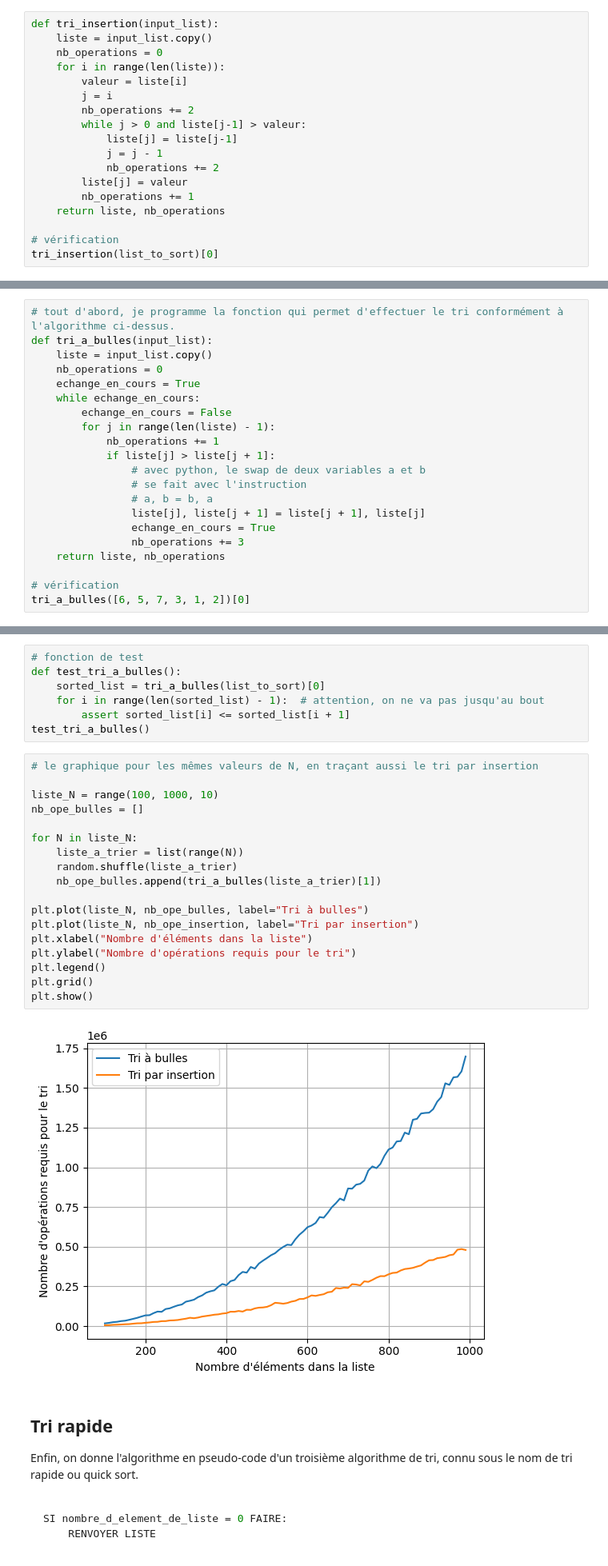
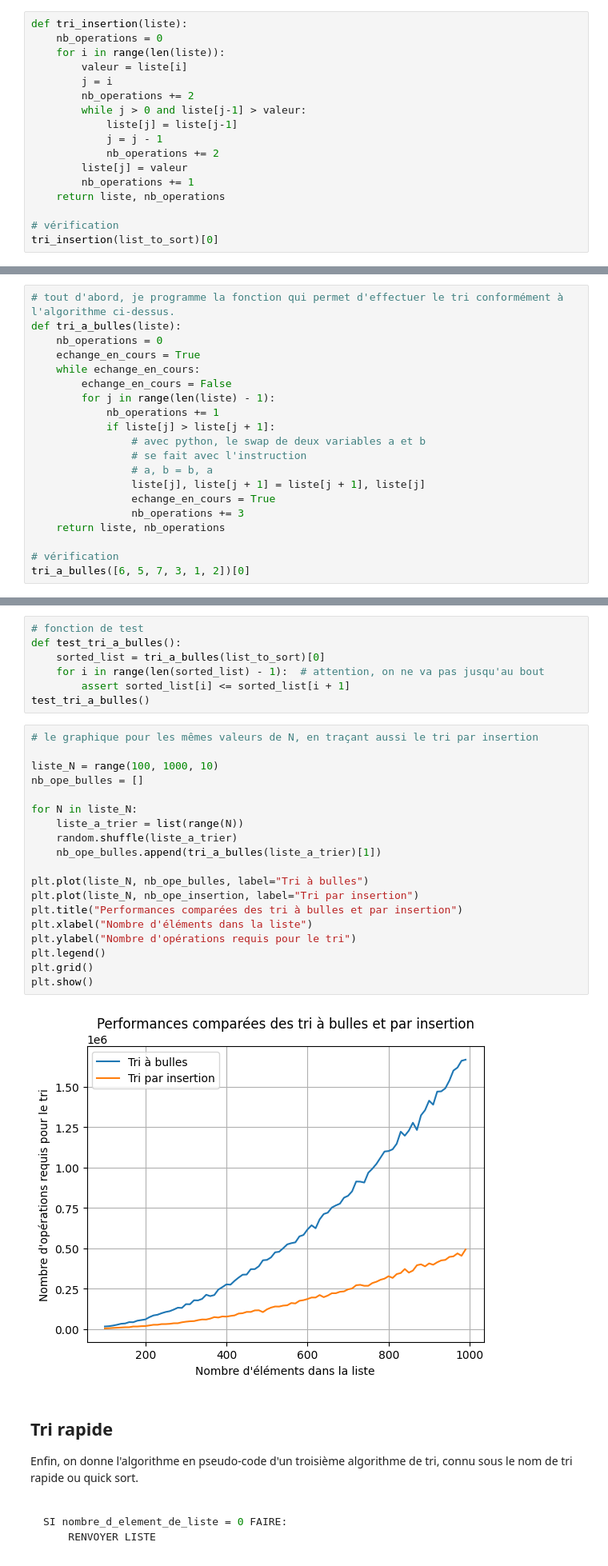
Before and after one commit to tpaviot/Algo, a Jupyter notebook: Algorithmes_De_Tri.ipynb, the cells around one changed output, grey strips where cells are left out. Shown: that part at 80% size. Cells and saved outputs as stored; diff of their text form.

```diff
--- a/Algorithmes_De_Tri.ipynb
+++ b/Algorithmes_De_Tri.ipynb
@@ -36,6 +49,5 @@ Implémenter l'algorithme précédent dans une fonction `tri_insertion` qui reto
 # %%
-def tri_insertion(input_list):
-    liste = input_list.copy()
+def tri_insertion(liste):
     nb_operations = 0
     for i in range(len(liste)):
         valeur = liste[i]
@@ -107,8 +120,7 @@ FIN TANTQUE
 Effectuer le même travail que pour le tri par insertion, jusqu'au tracé du graphique.
 # %%
 # tout d'abord, je programme la fonction qui permet d'effectuer le tri conformément à l'algorithme ci-dessus.
-def tri_a_bulles(input_list):
-    liste = input_list.copy()
+def tri_a_bulles(liste):
     nb_operations = 0
     echange_en_cours = True
     while echange_en_cours:
@@ -138,23 +150,24 @@ test_tri_a_bulles()
 # %%
 # le graphique pour les mêmes valeurs de N, en traçant aussi le tri par insertion
 
 liste_N = range(100, 1000, 10)
 nb_ope_bulles = []
 
 for N in liste_N:
     liste_a_trier = list(range(N))
     random.shuffle(liste_a_trier)
     nb_ope_bulles.append(tri_a_bulles(liste_a_trier)[1])
 
 plt.plot(liste_N, nb_ope_bulles, label="Tri à bulles")
 plt.plot(liste_N, nb_ope_insertion, label="Tri par insertion")
+plt.title("Performances comparées des tri à bulles et par insertion")
 plt.xlabel("Nombre d'éléments dans la liste")
 plt.ylabel("Nombre d'opérations requis pour le tri")
 plt.legend()
 plt.grid()
 plt.show()
 # %% [output]
-[figure, old version]
+[figure, new version]
 # %% [markdown]
 ## Tri rapide
 Enfin, on donne l'algorithme en pseudo-code d'un troisième algorithme de tri, connu sous le nom de tri rapide ou quick sort.
```
Also changed, not shown: parts of 11 cells of this notebook.
